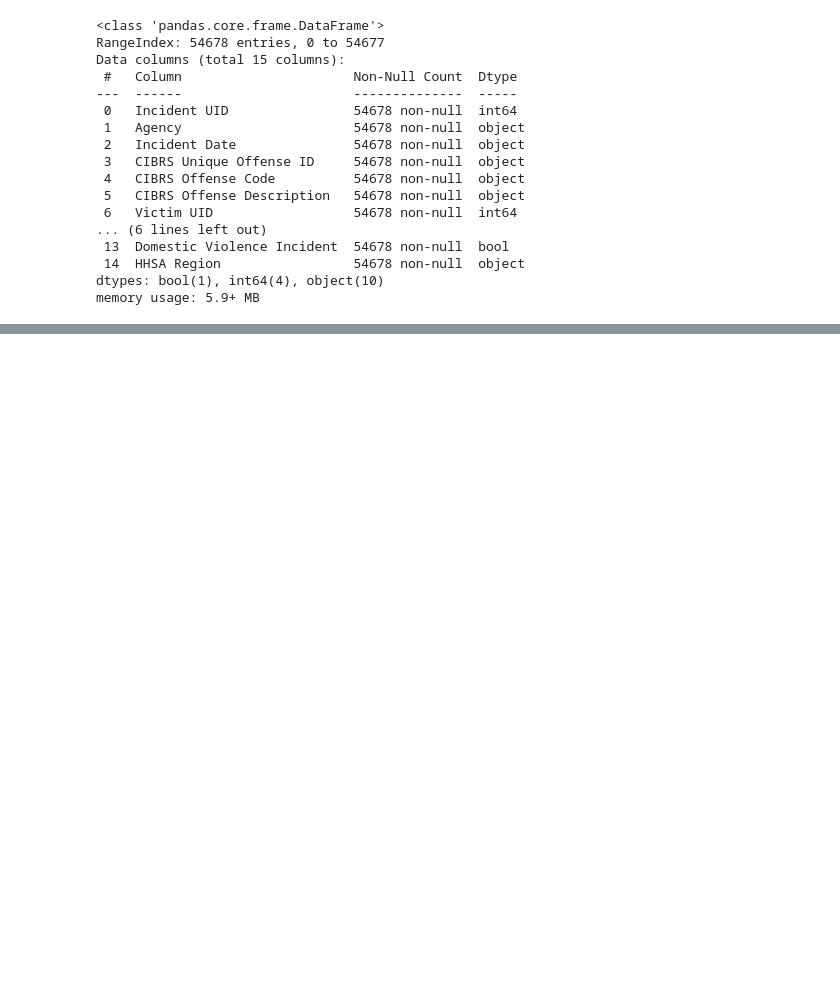
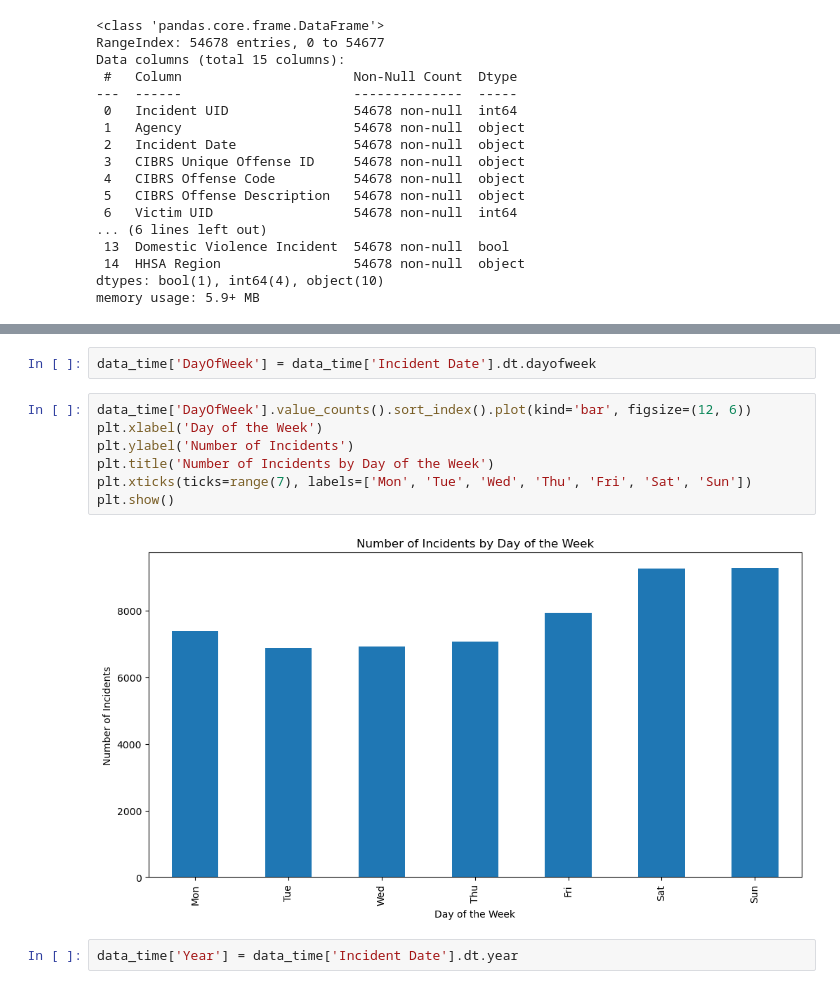
Before and after one commit to alisa-crowe/bda594-project, a Jupyter notebook: code/EDA.ipynb, the cells around one changed output, grey strips where cells are left out. Saved outputs shown, nothing was run; the diff lists cells and outputs as text; blank space fills up the shorter version.

```diff
--- a/code/EDA.ipynb
+++ b/code/EDA.ipynb
@@ -58,0 +129,13 @@ Name: count, dtype: int64
+# %%
+data_time['DayOfWeek'] = data_time['Incident Date'].dt.dayofweek
+# %%
+data_time['DayOfWeek'].value_counts().sort_index().plot(kind='bar', figsize=(12, 6))
+plt.xlabel('Day of the Week')
+plt.ylabel('Number of Incidents')
+plt.title('Number of Incidents by Day of the Week')
+plt.xticks(ticks=range(7), labels=['Mon', 'Tue', 'Wed', 'Thu', 'Fri', 'Sat', 'Sun'])
+plt.show()
+# %% [output]
+[figure, added]
+# %%
+data_time['Year'] = data_time['Incident Date'].dt.year
```
Also changed, not shown: parts of 21 cells of this notebook.
